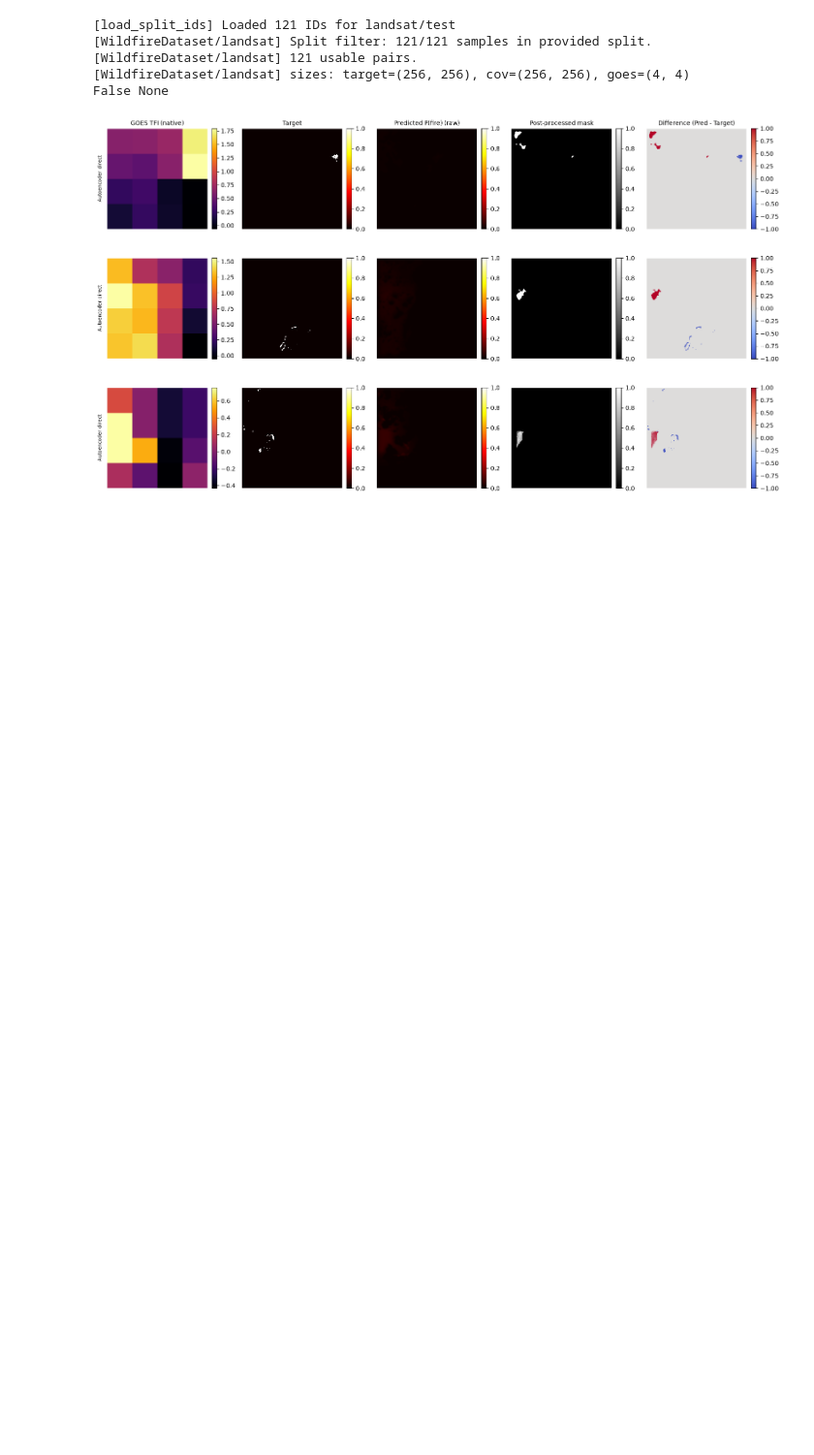
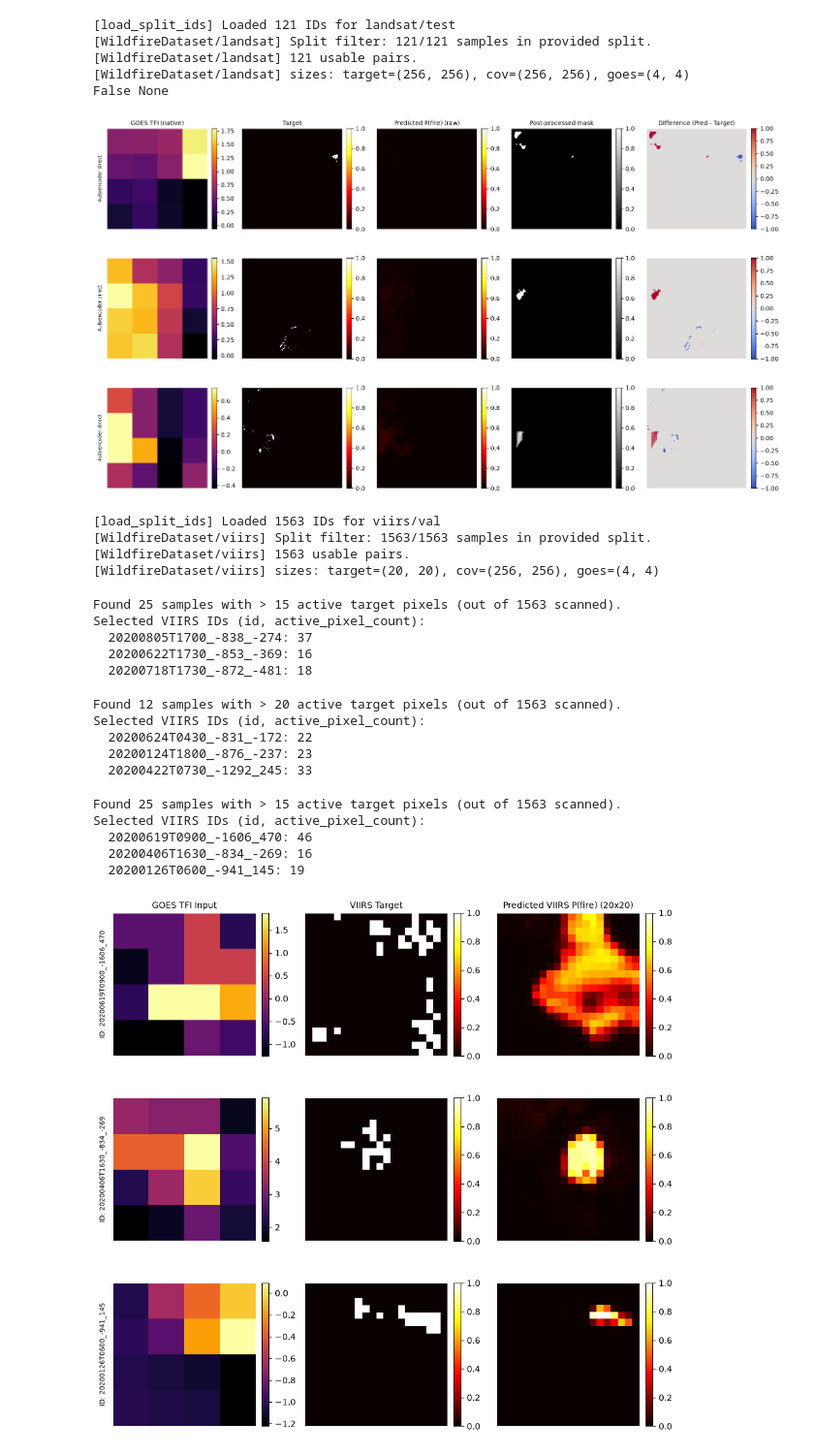
Before and after one commit to ada-th25/irp-th25-azure, a Jupyter notebook: notebooks/explore_results_summary.ipynb, the cells around one changed output. Shown at 97% size. Cells and saved outputs as stored; diff of their text form; code cells hidden in the pictures; blank space fills up the shorter version.

```diff
--- a/notebooks/explore_results_summary.ipynb
+++ b/notebooks/explore_results_summary.ipynb
@@ -1937,0 +2042,79 @@ False None
+# %%
+from src.data.wildfire_dataset import load_split_ids, WildfireDataset
+
+bucket_name = data_cfg.get("bucket_name", "wildfire-irp-data-th25")
+prefix = data_cfg.get("output_prefix", "processed_dataset_gcp")
+
+# Pass positional arguments: (bucket_name, branch, split, prefix)
+split_ids = load_split_ids(
+    bucket_name,
+    "viirs",
+    "val",
+    prefix
+)
+
+# Instantiate dataset
+viirs_ds = WildfireDataset(
+    bucket_name=bucket_name,
+    output_prefix=prefix,
+    branch="viirs",
+    split_ids=split_ids,
+    dilate_target=data_cfg.get("dilate_target", True),
+    dilation_kernel_size=data_cfg.get("dilation_kernel_size", 7)
+)
+# %% [output]
+[load_split_ids] Loaded 1563 IDs for viirs/val
+[WildfireDataset/viirs] Split filter: 1563/1563 samples in provided split.
+[WildfireDataset/viirs] 1563 usable pairs.
+[WildfireDataset/viirs] sizes: target=(20, 20), cov=(256, 256), goes=(4, 4)
+# %%
+# 1. Filter IDs with min fire pixels using the VIIRS dataset
+new_ids = find_ids_with_min_fire_pixels(viirs_ds, min_pixels=15, n_ids=3)
+ids_to_use = new_ids
+# %% [output]
+Found 25 samples with > 15 active target pixels (out of 1563 scanned).
+Selected VIIRS IDs (id, active_pixel_count):
+  20200805T1700_-838_-274: 37
+  20200622T1730_-853_-369: 16
+  20200718T1730_-872_-481: 18
+# %%
+new_ids = find_ids_with_min_fire_pixels(viirs_ds, min_pixels=20, n_ids=3)
+ids_to_use = new_ids
+# %% [output]
+Found 12 samples with > 20 active target pixels (out of 1563 scanned).
+Selected VIIRS IDs (id, active_pixel_count):
+  20200624T0430_-831_-172: 22
+  20200124T1800_-876_-237: 23
+  20200422T0730_-1292_245: 33
+# %%
+new_ids = find_ids_with_min_fire_pixels(viirs_ds, min_pixels=15, n_ids=3)
+ids_to_use = new_ids
+# %% [output]
+Found 25 samples with > 15 active target pixels (out of 1563 scanned).
+Selected VIIRS IDs (id, active_pixel_count):
+  20200619T0900_-1606_470: 46
+  20200406T1630_-834_-269: 16
+  20200126T0600_-941_145: 19
+# %%
+# 2. Run the live cascade pipeline with VIIRS dataset
+cascade_result = run_cascade_live(
+    ids_to_use,
+    "../experiments/e2_haunet_cascaded_stage1.YAML",
+    "../checkpoints/e2_haunet_cascaded_stage1_focal_dice/best_val_auprc.pt",
+    "../experiments/e2_haunet_cascaded_stage2.YAML",
+    "../checkpoints/e2_haunet_cascaded_stage2_focal_dice_single_dilated/best_val_auprc.pt",
+    landsat_ds=viirs_ds,  # Key change: keep keyword as landsat_ds
+    dilate_target=True,
+    dilation_kernel_size=7,
+)
+
+# 3. Plot GOES input, VIIRS target, and Predicted VIIRS output
+plot_pipeline_panel(
+    cascade_result,
+    stage2_ds=viirs_ds,
+    title_prefix="HAUNet VIIRS Cascade",
+    row_labels=[f"ID: {sid}" for sid in ids_to_use],
+    out=FIG_DIR / "haunet_cascade_viirs_demo_3.png"
+)
+# %% [output]
+[figure, added]
```
Also changed, not shown: parts of 8 cells of this notebook, 2 other files.
